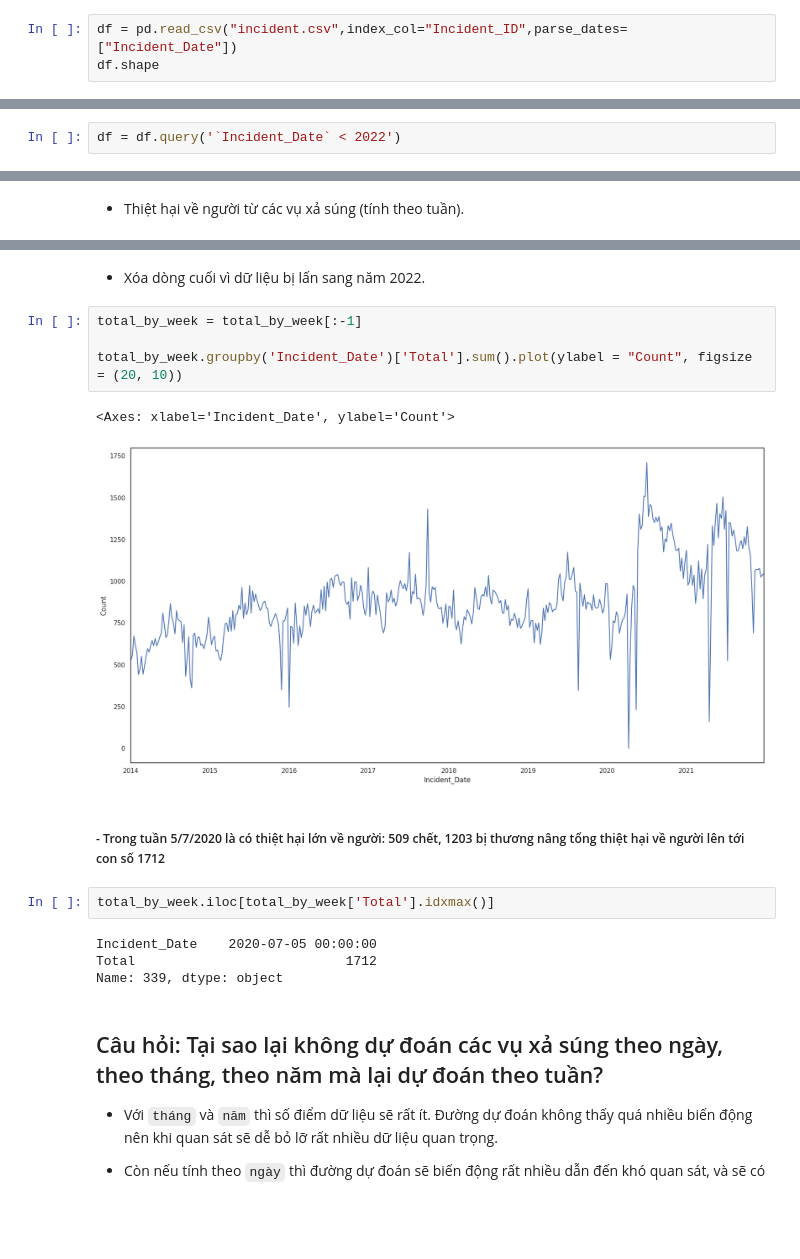
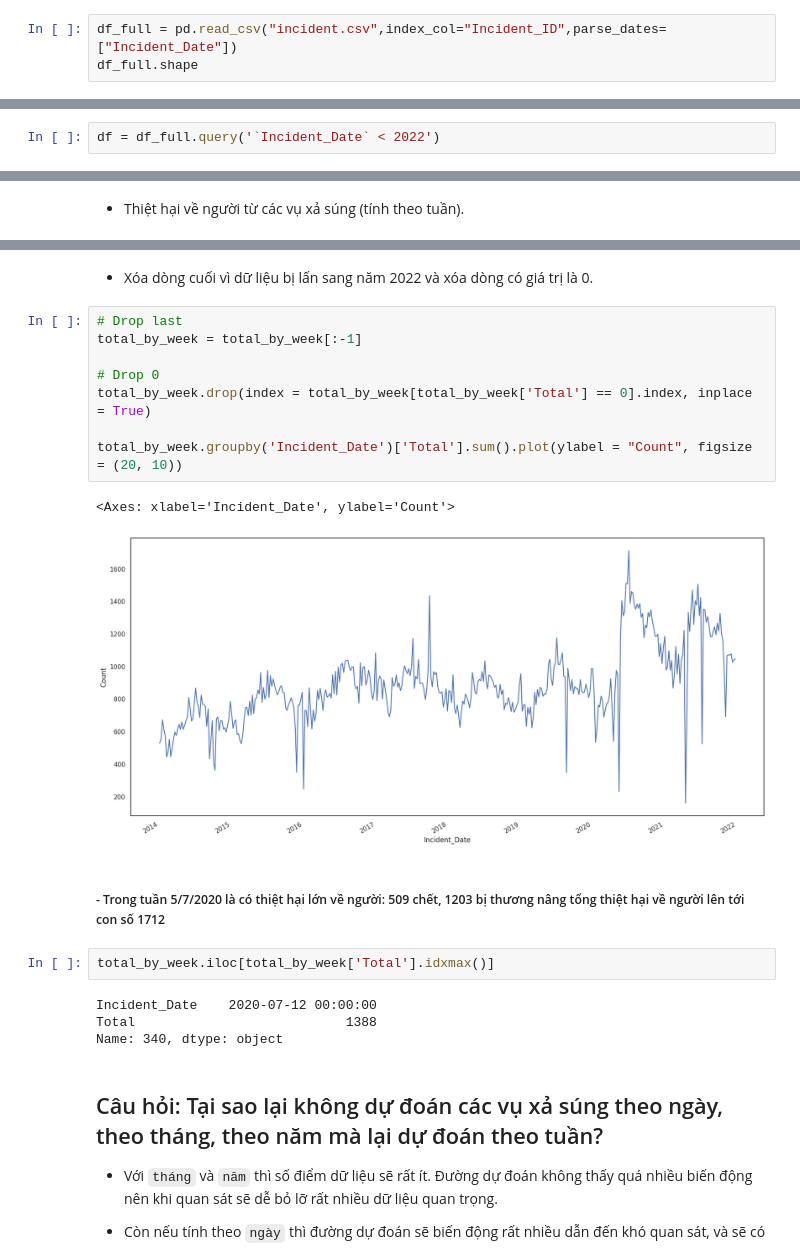
Before and after one commit to NgoDangQuang/KHDLUD, a Jupyter notebook: 1712888_18120526_18120527_19120633.ipynb, the cells around one changed output, grey strips where cells are left out. Cells and saved outputs as stored; diff of their text form; blank space fills up the shorter version.

```diff
--- a/1712888_18120526_18120527_19120633.ipynb
+++ b/1712888_18120526_18120527_19120633.ipynb
@@ -67,8 +67,8 @@ State_Name                     |  object     | Tên tiểu bang tương ứng v
 
 ### 1. Thu thập dữ liệu
 # %%
-df = pd.read_csv("incident.csv",index_col="Incident_ID",parse_dates=["Incident_Date"])
-df.shape
+df_full = pd.read_csv("incident.csv",index_col="Incident_ID",parse_dates=["Incident_Date"])
+df_full.shape
 # %% [output]
 (452787, 6)
 # %%
@@ -96,7 +96,7 @@ dtype: object
 # %% [markdown]
 - Vì dữ liệu của ta chỉ thu thập tới tháng 9 năm 2022 để công bằng cho các năm, tháng, quý giữa các năm với câu hỏi này ta chỉ sử dụng dữ liệu từ 2022 về trước.
 # %%
-df = df.query('`Incident_Date` < 2022')
+df = df_full.query('`Incident_Date` < 2022')
 # %% [markdown]
 - Tạo trường `Total` với các giá trị là tổng của `Killed` và `Injured`.
 # %%
@@ -1043,20 +1029,24 @@ total_by_week
 # %% [markdown]
-- Xóa dòng cuối vì dữ liệu bị lấn sang năm 2022.
+- Xóa dòng cuối vì dữ liệu bị lấn sang năm 2022 và xóa dòng có giá trị là 0.
 # %%
+# Drop last
 total_by_week = total_by_week[:-1]
 
+# Drop 0
+total_by_week.drop(index = total_by_week[total_by_week['Total'] == 0].index, inplace = True)
+
 total_by_week.groupby('Incident_Date')['Total'].sum().plot(ylabel = "Count", figsize = (20, 10))
 # %% [output]
 <Axes: xlabel='Incident_Date', ylabel='Count'>
-[figure, old version]
+[figure, new version]
 # %% [markdown]
 ##### - Trong tuần 5/7/2020 là có thiệt hại lớn về người: 509 chết, 1203 bị thương nâng tổng thiệt hại về người lên tới con số 1712
 # %%
 total_by_week.iloc[total_by_week['Total'].idxmax()]
 # %% [output]
-Incident_Date    2020-07-05 00:00:00
-Total                           1712
-Name: 339, dtype: object
+Incident_Date    2020-07-12 00:00:00
+Total                           1388
+Name: 340, dtype: object
 # %% [markdown]
 ## Câu hỏi: Tại sao lại không dự đoán các vụ xả súng theo ngày, theo tháng, theo năm mà lại dự đoán theo tuần?
 
```
Also changed, not shown: parts of 91 cells of this notebook.
